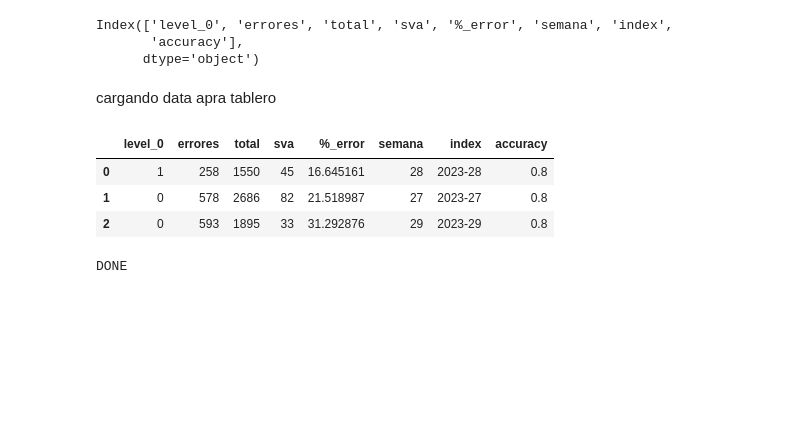
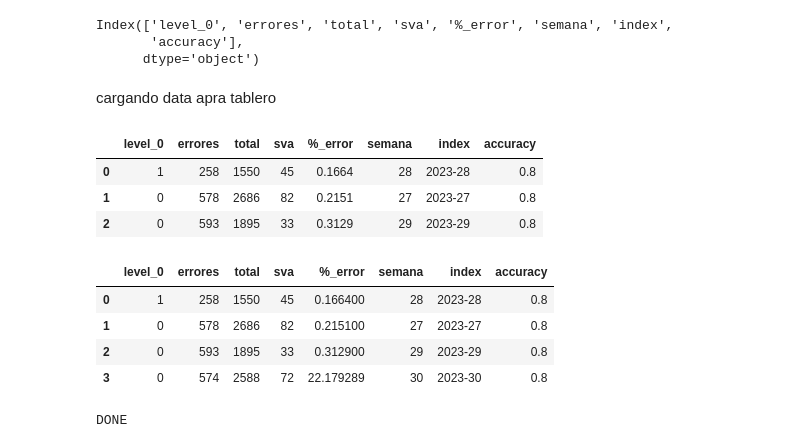
Before and after one commit to etb-git/PRIORIZAR, a Jupyter notebook: notebook/predecir.ipynb, the cells around one changed output. Cells and saved outputs as stored; diff of their text form; code cells hidden in the pictures; blank space fills up the shorter version.

```diff
--- a/notebook/predecir.ipynb
+++ b/notebook/predecir.ipynb
@@ -324,6 +381,23 @@ Index(['level_0', 'errores', 'total', 'sva', '%_error', 'semana', 'index',
       dtype='object')
 # %% [markdown]
 cargando data apra tablero
+# %%
+antiguo=pd.read_csv('/content/tracking_c_facturado.csv',sep=';')
+antiguo
+# %% [output]
+|  | level_0 | errores | total | sva | %_error | semana | index | accuracy |
+| 0 | 1 | 258 | 1550 | 45 | 0.1664 | 28 | 2023-28 | 0.8 |
+| 1 | 0 | 578 | 2686 | 82 | 0.2151 | 27 | 2023-27 | 0.8 |
+| 2 | 0 | 593 | 1895 | 33 | 0.3129 | 29 | 2023-29 | 0.8 |
+# %%
+cargar = pd.concat([antiguo, tracking_tipificacion], ignore_index=True)
+cargar
+# %% [output]
+|  | level_0 | errores | total | sva | %_error | semana | index | accuracy |
+| 0 | 1 | 258 | 1550 | 45 | 0.166400 | 28 | 2023-28 | 0.8 |
+| 1 | 0 | 578 | 2686 | 82 | 0.215100 | 27 | 2023-27 | 0.8 |
+| 2 | 0 | 593 | 1895 | 33 | 0.312900 | 29 | 2023-29 | 0.8 |
+| 3 | 0 | 574 | 2588 | 72 | 22.179289 | 30 | 2023-30 | 0.8 |
 # %%
 
 
@@ -333,12 +409,5 @@ pd.read_csv('/content/tracking_c_facturado.csv')
 
 #!rclone copy  /content/tracking_c_facturado.csv one:/analitica_datos/tracking_c_facturado
-# %%
-pd.read_csv('/content/tracking_c_facturado.csv')
-# %% [output]
-|  | level_0 | errores | total | sva | %_error | semana | index | accuracy |
-| 0 | 1 | 258 | 1550 | 45 | 16.645161 | 28 | 2023-28 | 0.8 |
-| 1 | 0 | 578 | 2686 | 82 | 21.518987 | 27 | 2023-27 | 0.8 |
-| 2 | 0 | 593 | 1895 | 33 | 31.292876 | 29 | 2023-29 | 0.8 |
 # %%
 !rclone copy  /content/tracking_c_facturado.csv one:/analitica_datos/tracking_c_facturado
 # %%
```
Also changed, not shown: parts of 16 cells of this notebook.
